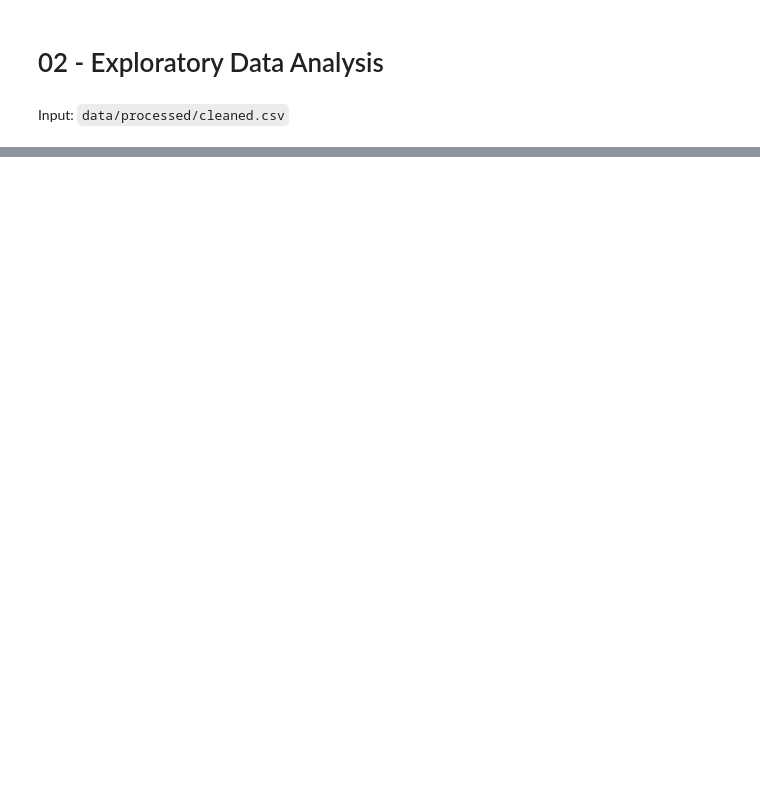
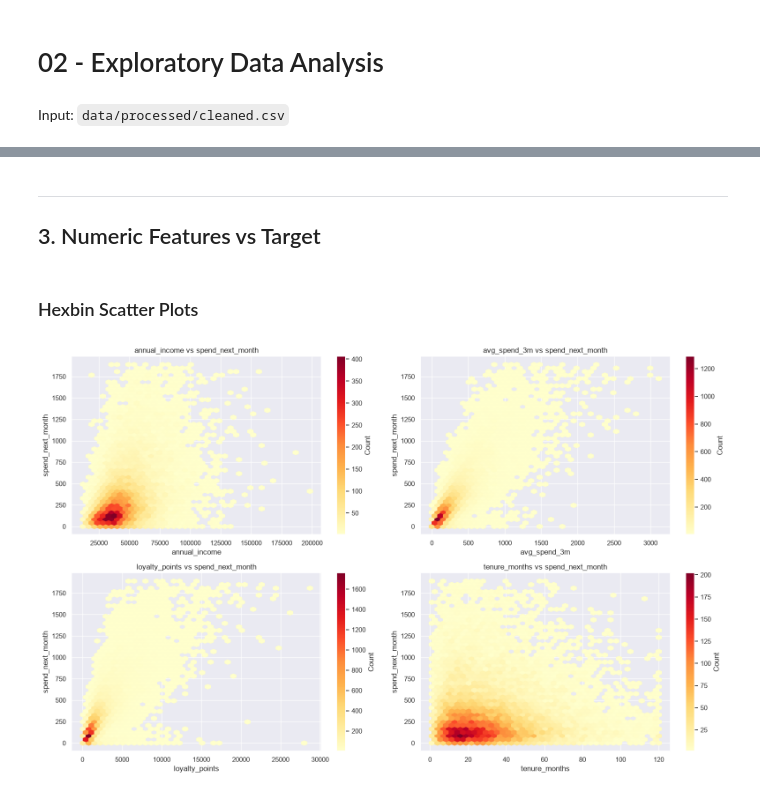
Before and after one commit to arkadeycns/cosmo, a Jupyter notebook: 02_eda.ipynb, the cells around one changed output, grey strips where cells are left out. Saved outputs shown, nothing was run; the diff lists cells and outputs as text; code cells hidden in the pictures; blank space fills up the shorter version.

```diff
--- a/02_eda.ipynb
+++ b/02_eda.ipynb
@@ -97,0 +141,26 @@ plt.show()
+# %%
+cat_cols = ['gender', 'region', 'education',
+            'membership_tier', 'preferred_channel', 'has_children']
+
+for col in cat_cols:
+    order = df.groupby(col)['spend_next_month'].mean().sort_values(ascending=False).index
+
+    fig, axes = plt.subplots(1, 2, figsize=(16, 4))
+
+    sns.barplot(data=df, x=col, y='spend_next_month', order=order,
+                errorbar='sd', ax=axes[0], palette='muted', capsize=0.1)
+    axes[0].set_title(f'Mean Spend by {col}  (± 1 SD)')
+    axes[0].tick_params(axis='x', rotation=30)
+
+    # annotate with counts
+    counts = df[col].value_counts()
+    for i, cat in enumerate(order):
+        axes[0].text(i, 5, f'n={counts.get(cat, 0):,}', ha='center', fontsize=8)
+
+    sns.boxplot(data=df, x=col, y='spend_next_month', order=order,
+                ax=axes[1], palette='muted', showfliers=False)
+    axes[1].set_title(f'Spend Distribution by {col}  (IQR)')
+    axes[1].tick_params(axis='x', rotation=30)
+
+    plt.tight_layout()
+    plt.show()
@@ -97,0 +206,24 @@ plt.show()
+# %% [markdown]
+---
+## 3. Numeric Features vs Target
+# %% [markdown]
+### Hexbin Scatter Plots
+# %%
+scatter_pairs = [
+    ('annual_income',  'spend_next_month'),
+    ('avg_spend_3m',   'spend_next_month'),
+    ('loyalty_points', 'spend_next_month'),
+    ('tenure_months',  'spend_next_month'),
+]
+
+fig, axes = plt.subplots(2, 2, figsize=(16, 10))
+for ax, (xcol, ycol) in zip(axes.flatten(), scatter_pairs):
+    hb = ax.hexbin(df[xcol], df[ycol], gridsize=40, cmap='YlOrRd', mincnt=1)
+    plt.colorbar(hb, ax=ax, label='Count')
+    ax.set_xlabel(xcol)
+    ax.set_ylabel(ycol)
+    ax.set_title(f'{xcol} vs {ycol}')
+plt.tight_layout()
+plt.show()
+# %% [output]
+[figure, added]
```
Also changed, not shown: parts of 39 cells of this notebook.
